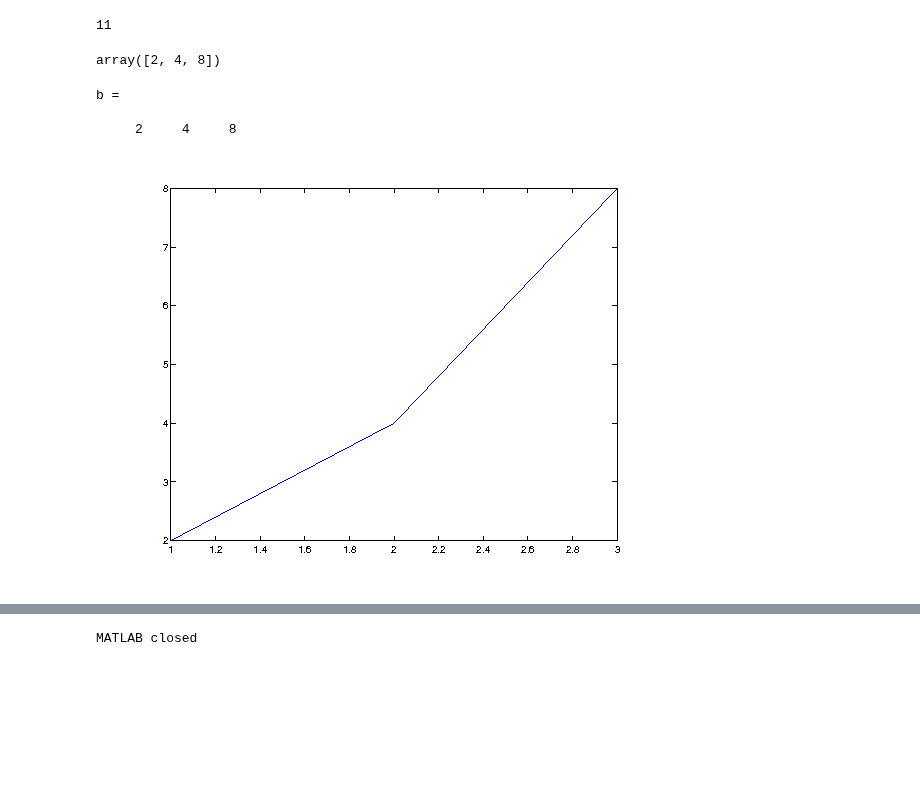
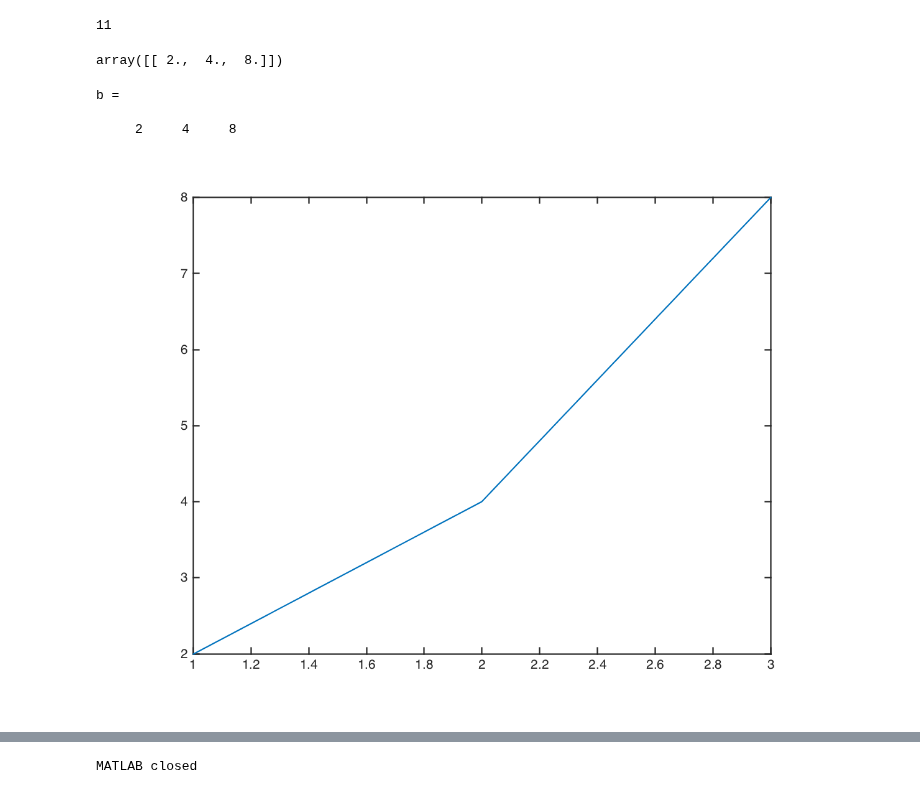
Before and after one commit to arokem/python-matlab-bridge, a Jupyter notebook: pymatbridge/examples/pymatbridge.ipynb, the cells around one changed output, grey strips where cells are left out. Saved outputs shown, nothing was run; the diff lists cells and outputs as text; code cells hidden in the pictures; blank space fills up the shorter version.

```diff
--- a/pymatbridge/examples/pymatbridge.ipynb
+++ b/pymatbridge/examples/pymatbridge.ipynb
@@ -23,32 +19,35 @@ res['result']
 res_dict = matlab.run_code('a=[1,3,7]')
 res_dict = matlab.run_code('plot(a)')
 res_dict = matlab.run_code('b=a+1')
-exec('this=np.array(%s)'%matlab.get_variable('b'))
-this
+matlab.get_variable('b')
 # %% [output]
-array([2, 4, 8])
+array([[ 2.,  4.,  8.]])
 # %%
 res_dict = matlab.run_code('figure; plot(b); b')
 
 from IPython.core.displaypub import publish_display_data
 imgfiles = [res_dict['content']['figures']]
 text_output = res_dict['content']['stdout']
 
 display_data = []
 if text_output:
     display_data.append(('MatlabMagic.matlab',
                                  {'text/plain':text_output}))
 for imgf in imgfiles:
-    image = open(imgf[0], 'rb').read().decode('utf-8')
+    try: # python 2
+        image = open(imgf[0], 'rb').read().decode('utf-8')
+    except: # python 3
+        image = open(imgf[0], 'rb').read()
+
     display_data.append(('MatlabMagic.matlab',  {'image/png': image}))
 
 for tag, disp_d in display_data:
             publish_display_data(tag, disp_d)
 # %% [output]
 b =
 
      2     4     8
-[figure, old version]
+[figure, new version]
 # %%
 matlab.is_connected()
 # %% [output]
```
Also changed, not shown: parts of 3 cells of this notebook, 1 other file.
